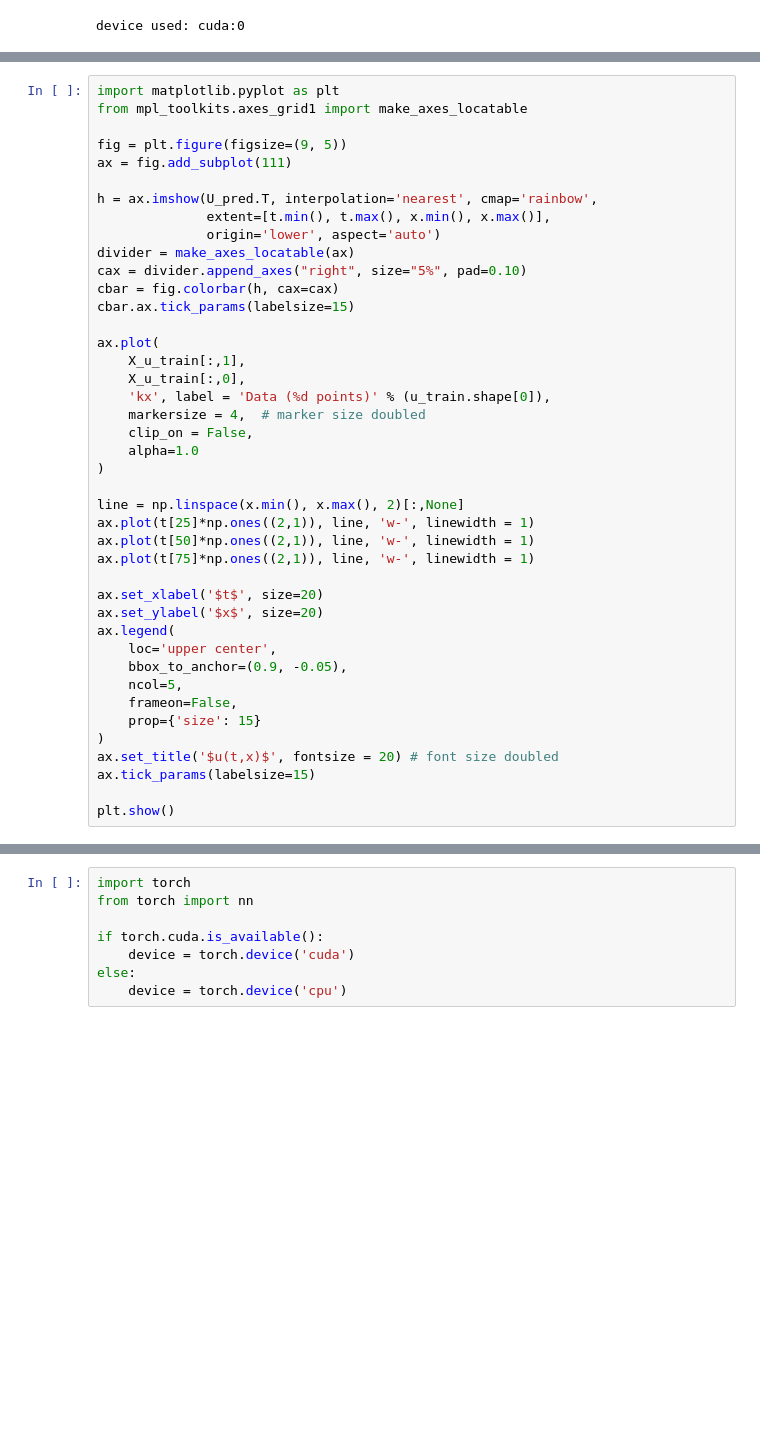
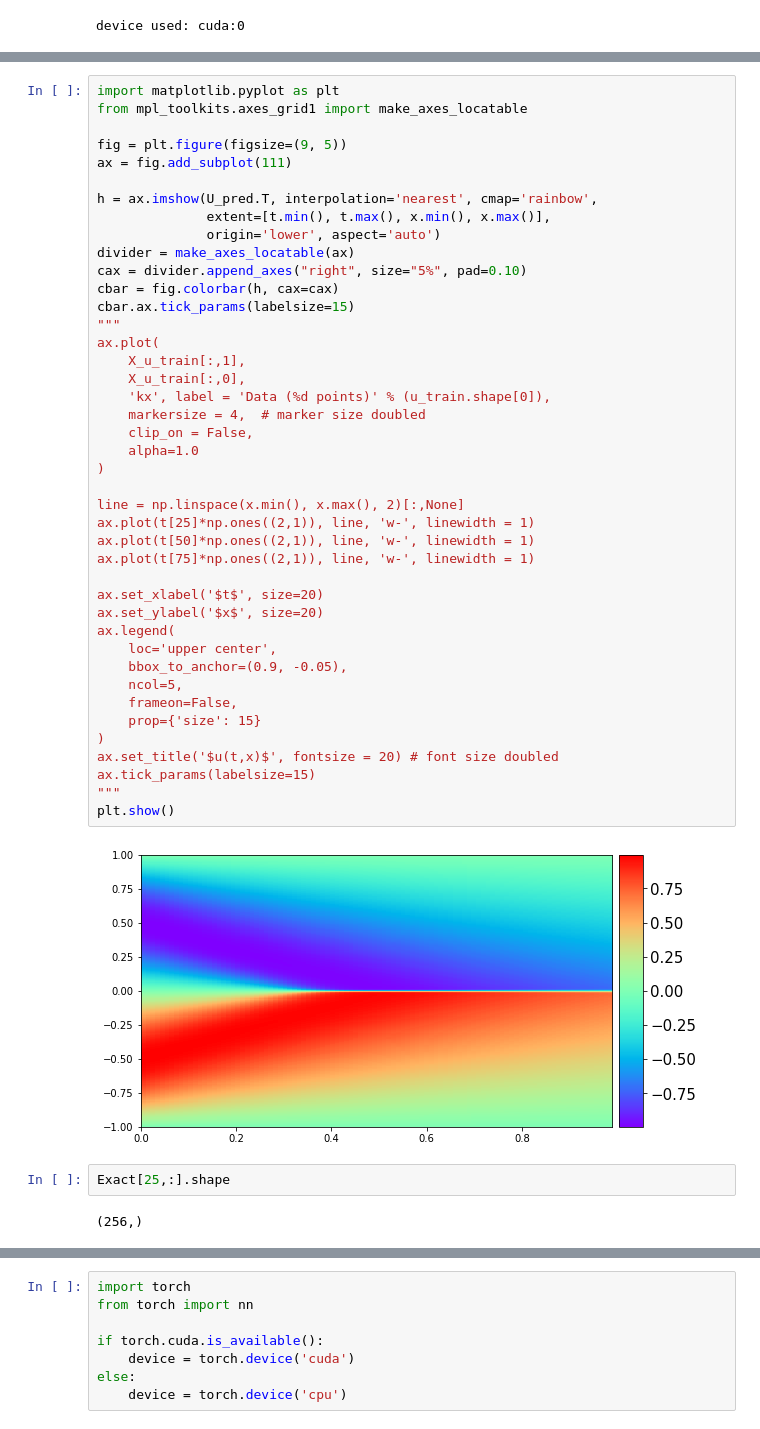
Before and after one commit to CS-433/ml-project-2-hapinness, a Jupyter notebook: DiscoveringPINN.ipynb, the cells around one changed output, grey strips where cells are left out. Saved outputs shown, nothing was run; the diff lists cells and outputs as text; blank space fills up the shorter version.

```diff
--- a/DiscoveringPINN.ipynb
+++ b/DiscoveringPINN.ipynb
@@ -390,35 +392,41 @@ h = ax.imshow(U_pred.T, interpolation='nearest', cmap='rainbow',
 divider = make_axes_locatable(ax)
 cax = divider.append_axes("right", size="5%", pad=0.10)
 cbar = fig.colorbar(h, cax=cax)
 cbar.ax.tick_params(labelsize=15)
-
+"""
 ax.plot(
     X_u_train[:,1],
     X_u_train[:,0],
     'kx', label = 'Data (%d points)' % (u_train.shape[0]),
     markersize = 4,  # marker size doubled
     clip_on = False,
     alpha=1.0
 )
 
 line = np.linspace(x.min(), x.max(), 2)[:,None]
 ax.plot(t[25]*np.ones((2,1)), line, 'w-', linewidth = 1)
 ax.plot(t[50]*np.ones((2,1)), line, 'w-', linewidth = 1)
 ax.plot(t[75]*np.ones((2,1)), line, 'w-', linewidth = 1)
 
 ax.set_xlabel('$t$', size=20)
 ax.set_ylabel('$x$', size=20)
 ax.legend(
     loc='upper center',
     bbox_to_anchor=(0.9, -0.05),
     ncol=5,
     frameon=False,
     prop={'size': 15}
 )
 ax.set_title('$u(t,x)$', fontsize = 20) # font size doubled
 ax.tick_params(labelsize=15)
-
+"""
 plt.show()
+# %% [output]
+[figure, added]
+# %%
+Exact[25,:].shape
+# %% [output]
+(256,)
 # %%
 import matplotlib.gridspec as gridspec
 
```
Also changed, not shown: parts of 5 cells of this notebook, 6 other files.
